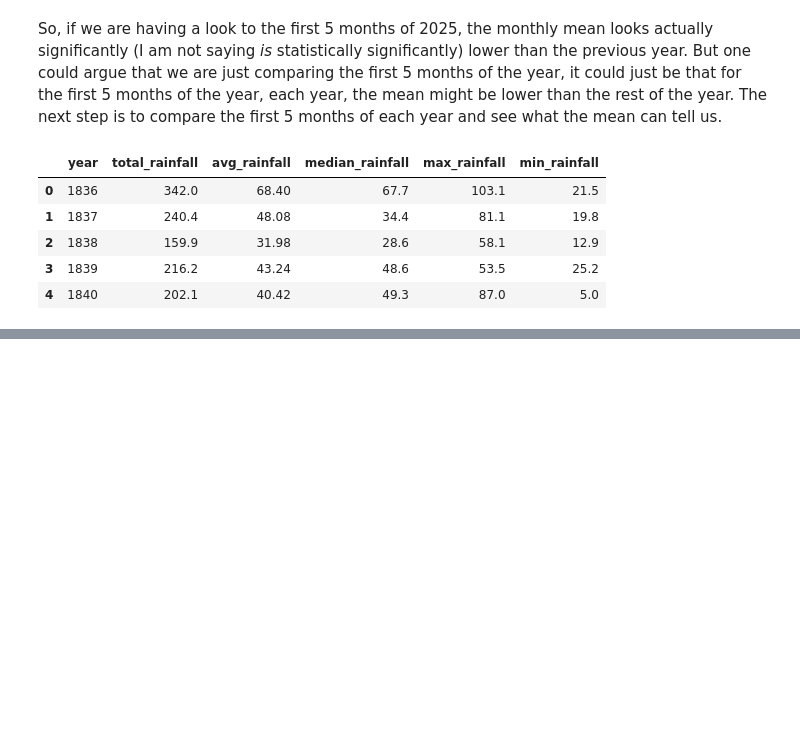
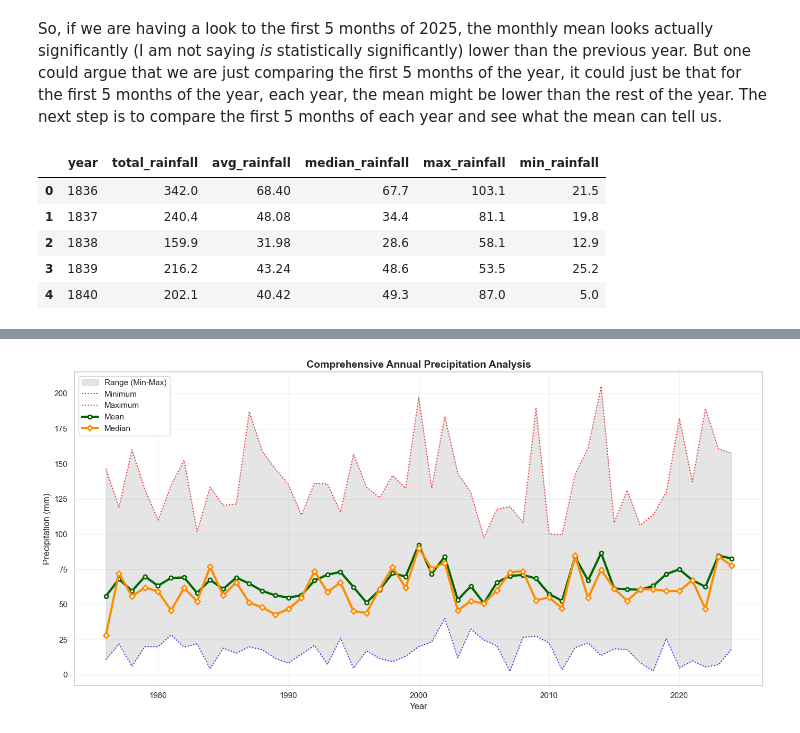
Before and after one commit to pacoraggio/London-Rainfall, a Jupyter notebook: data_visualization.ipynb, the cells around one changed output, grey strips where cells are left out. Cells and saved outputs as stored; diff of their text form; code cells hidden in the pictures; blank space fills up the shorter version.

```diff
--- a/data_visualization.ipynb
+++ b/data_visualization.ipynb
@@ -109,0 +224,30 @@ rainfall_se_jan_to_may.head()
+# %%
+plt.figure(figsize=(14, 7))
+
+# Fill between min/max
+plt.fill_between(df_data['year'], df_data['min_rainfall'], df_data['max_rainfall'],
+                 alpha=0.2, color='gray', label='Range (Min-Max)')
+
+# Plot extremes with thinner lines
+plt.plot(df_data['year'], df_data['min_rainfall'], color='blue', linewidth=1.5,
+         linestyle=':', alpha=0.8, label='Minimum')
+plt.plot(df_data['year'], df_data['max_rainfall'], color='red', linewidth=1.5,
+         linestyle=':', alpha=0.8, label='Maximum')
+
+# Emphasize central tendencies
+plt.plot(df_data['year'], df_data['avg_rainfall'], color='darkgreen', linewidth=3,
+         label='Mean', marker='o', markersize=5, markerfacecolor='white',
+         markeredgecolor='darkgreen', markeredgewidth=2)
+plt.plot(df_data['year'], df_data['median_rainfall'], color='darkorange', linewidth=3,
+         label='Median', marker='D', markersize=5, markerfacecolor='white',
+         markeredgecolor='darkorange', markeredgewidth=2)
+
+plt.xlabel('Year', fontsize=12)
+plt.ylabel('Precipitation (mm)', fontsize=12)
+plt.title('Comprehensive Annual Precipitation Analysis', fontsize=14, fontweight='bold')
+plt.legend(loc='best', framealpha=0.9)
+plt.grid(True, alpha=0.3)
+plt.tight_layout()
+plt.show()
+# %% [output]
+[figure, added]
```
Also changed, not shown: parts of 13 cells of this notebook, 1 other file.
